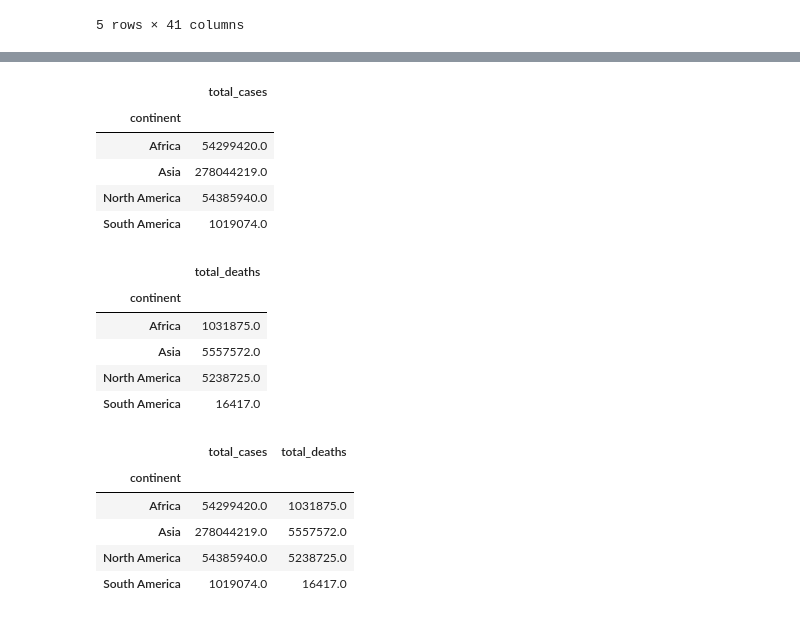
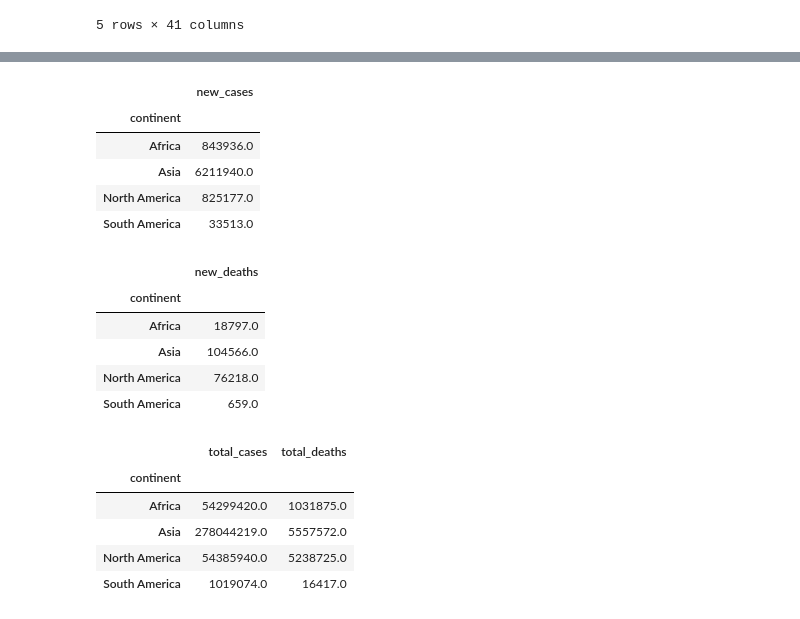
Before and after one commit to jjjdewan/ucb-data-visualization-msgrp-project1-covid-19, a Jupyter notebook: covid-19-project-challenge.ipynb, the cells around one changed output, grey strips where cells are left out. Cells and saved outputs as stored; diff of their text form; code cells hidden in the pictures.

```diff
--- a/covid-19-project-challenge.ipynb
+++ b/covid-19-project-challenge.ipynb
@@ -54,29 +126,29 @@ total_cases_na
 # %%
 # Get total # of cases by continent
 
-total_cases_group = covid_data_clean.groupby(["continent"])["total_cases"].sum()
+total_cases_group = covid_data_clean.groupby(["continent"])["new_cases"].sum()
 total_cases_group = pd.DataFrame(total_cases_group)
 total_cases_group.head()
 # Get total # of cases by content
 # %% [output]
-|  | total_cases |
+|  | new_cases |
 | continent |  |
-| Africa | 54299420.0 |
-| Asia | 278044219.0 |
-| North America | 54385940.0 |
-| South America | 1019074.0 |
+| Africa | 843936.0 |
+| Asia | 6211940.0 |
+| North America | 825177.0 |
+| South America | 33513.0 |
 # %%
 # Get total # of death by continent
-total_death_group = covid_data_clean.groupby(["continent"])["total_deaths"].sum()
+total_death_group = covid_data_clean.groupby(["continent"])["new_deaths"].sum()
 total_death_group = pd.DataFrame(total_death_group)
 total_death_group
 # %% [output]
-|  | total_deaths |
+|  | new_deaths |
 | continent |  |
-| Africa | 1031875.0 |
-| Asia | 5557572.0 |
-| North America | 5238725.0 |
-| South America | 16417.0 |
+| Africa | 18797.0 |
+| Asia | 104566.0 |
+| North America | 76218.0 |
+| South America | 659.0 |
 # %%
 # merge dataframe of total cases and total death in each continent
 #
```
Also changed, not shown: parts of 5 cells of this notebook.
